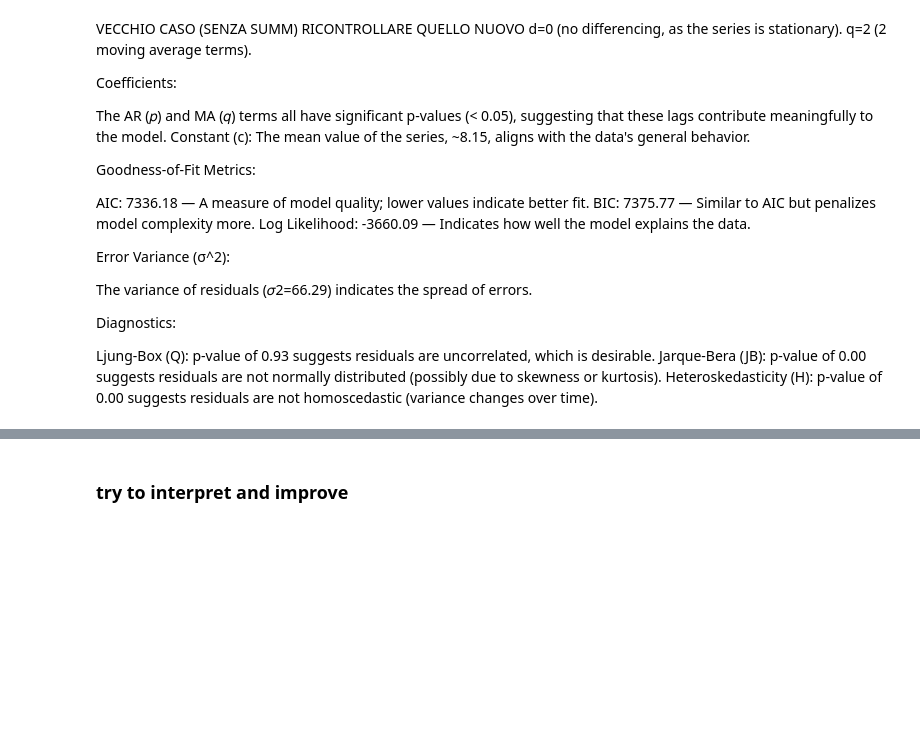
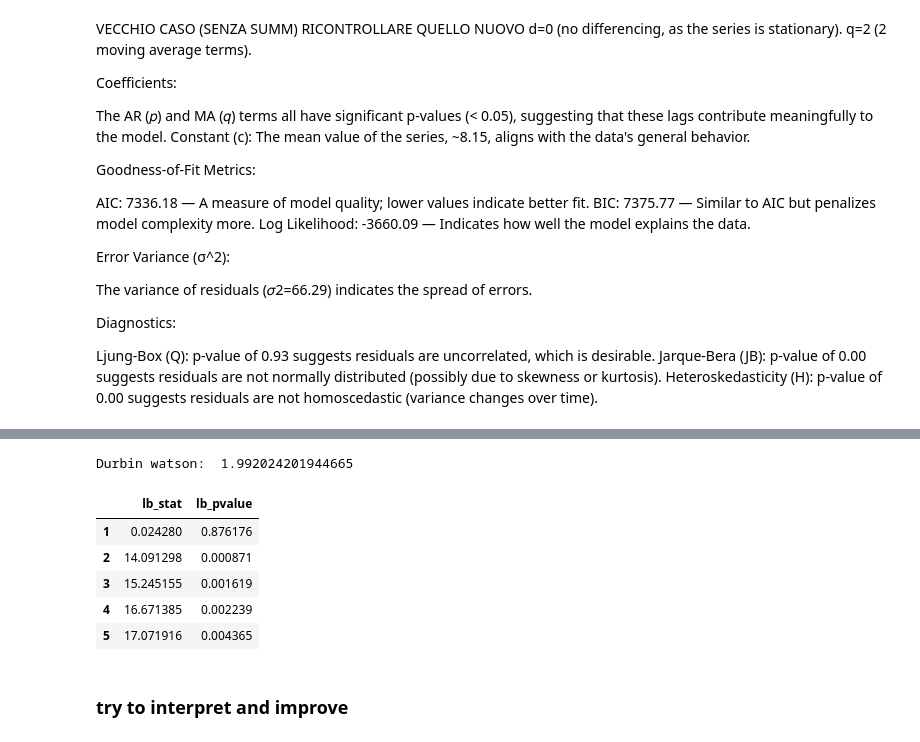
Before and after one commit to Mariodraghidicomodo/LOGISTICA, a Jupyter notebook: test.ipynb, the cells around one changed output, grey strips where cells are left out. Saved outputs shown, nothing was run; the diff lists cells and outputs as text; code cells hidden in the pictures; blank space fills up the shorter version.

```diff
--- a/test.ipynb
+++ b/test.ipynb
@@ -544,3 +605,21 @@ best_model_fit.plot_diagnostics(figsize=(20,15))
+# %%
+from statsmodels.stats.stattools import durbin_watson
+print('Durbin watson: ',durbin_watson(best_model_fit.resid))
+# %% [output]
+Durbin watson:  1.992024201944665
+# %%
+from statsmodels.stats.diagnostic import acorr_ljungbox
+# H0: The residuals are independently distributed.
+# H1: The residuals are not independently distributed; they exhibit serial correlation
+ljung_test = acorr_ljungbox(best_model_fit.resid)
+ljung_test.head()
+# %% [output]
+|  | lb_stat | lb_pvalue |
+| 1 | 0.024280 | 0.876176 |
+| 2 | 14.091298 | 0.000871 |
+| 3 | 15.245155 | 0.001619 |
+| 4 | 16.671385 | 0.002239 |
+| 5 | 17.071916 | 0.004365 |
 # %% [markdown]
 ### try to interpret and improve
 # %%
```
Also changed, not shown: parts of 20 cells of this notebook.
